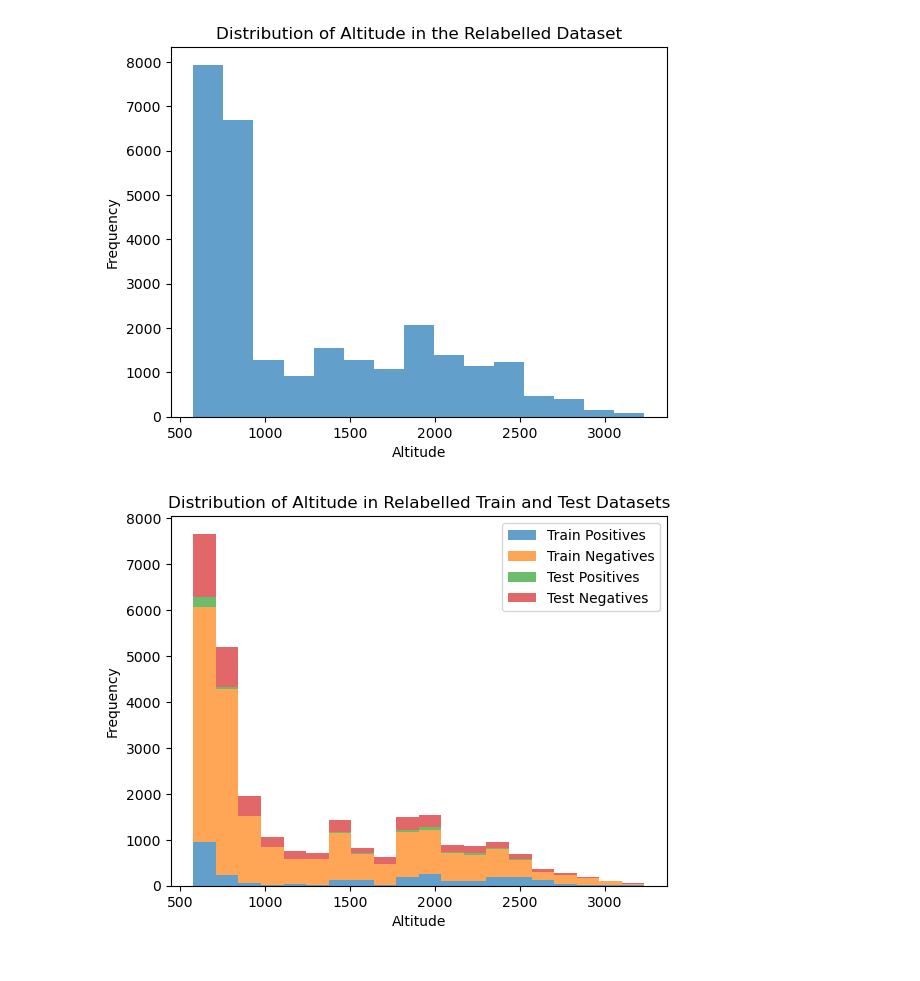
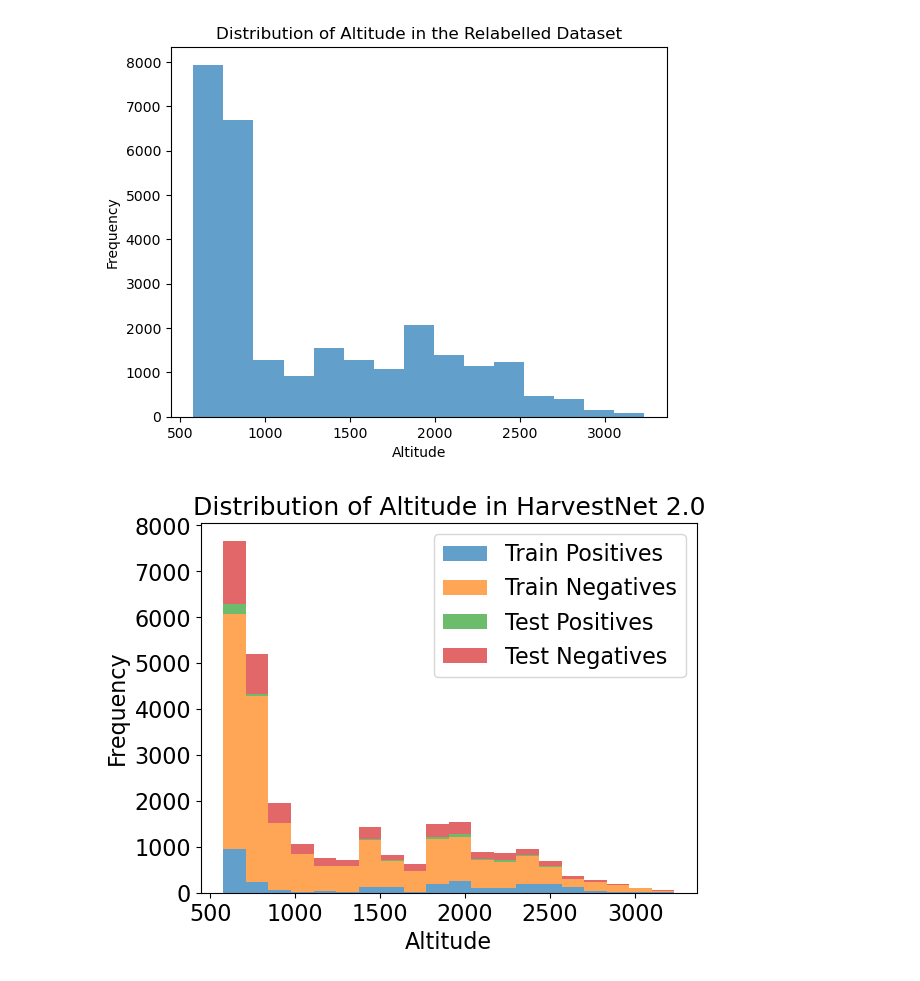
Before and after one commit to edrian-liao/harvestnet, a Jupyter notebook: notebooks/New_Data_Exploratory.ipynb, the cells around one changed output. Cells and saved outputs as stored; diff of their text form; code cells hidden in the pictures.

```diff
--- a/notebooks/New_Data_Exploratory.ipynb
+++ b/notebooks/New_Data_Exploratory.ipynb
@@ -149,16 +149,20 @@ neg_test = test_df[test_df["activity"] == 0]
 # %%
 # Create a histogram for the train and test data
 field = "altitude"
 plt.hist([pos_train[field], neg_train[field],pos_test[field], neg_test[field]], bins=20, label=['Train Positives', 'Train Negatives','Test Positives', 'Test Negatives'], alpha=0.7, stacked=True)
 
 # Add labels and title
-plt.xlabel('Altitude')
-plt.ylabel('Frequency')
-plt.title('Distribution of Altitude in Relabelled Train and Test Datasets')
-plt.legend()
+plt.xlabel('Altitude', fontsize=16)
+plt.ylabel('Frequency', fontsize=16)
+plt.title('Distribution of Altitude in HarvestNet 2.0', fontsize=18)
+plt.legend(fontsize=16)
+
+# Increase font size of ticks
+plt.xticks(fontsize=16)
+plt.yticks(fontsize=16)
 
 # Show the plot
-plt.savefig("../figures/alt-dist-pos-neg-new", bbox_inches='tight')  # bbox_inches='tight' removes extra whitespace
+# plt.savefig("../figures/alt-dist-pos-neg-new", bbox_inches='tight')  # bbox_inches='tight' removes extra whitespace
 plt.show()
 # %% [output]
-[figure, old version]
+[figure, new version]
```
Also changed, not shown: 3 other files.
